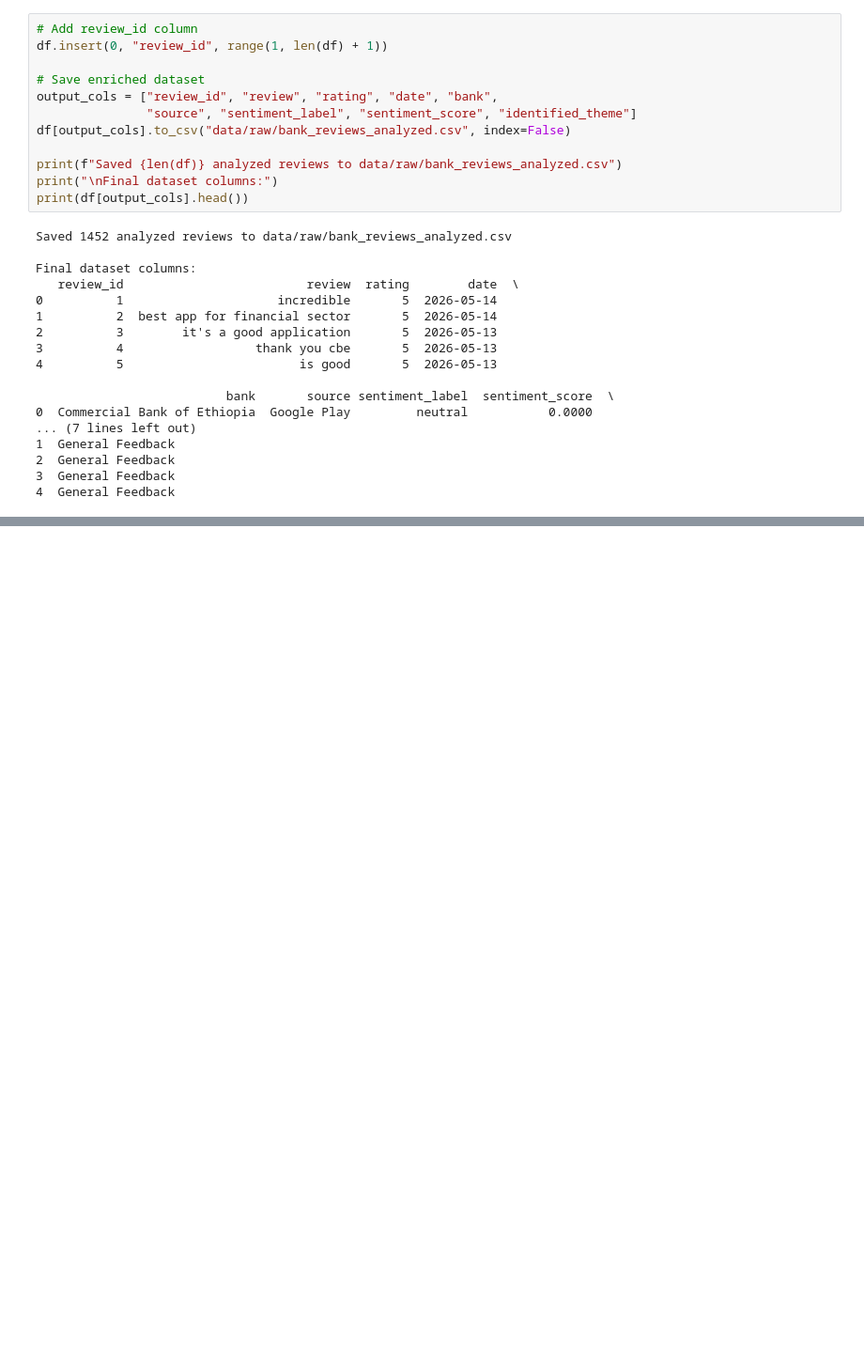
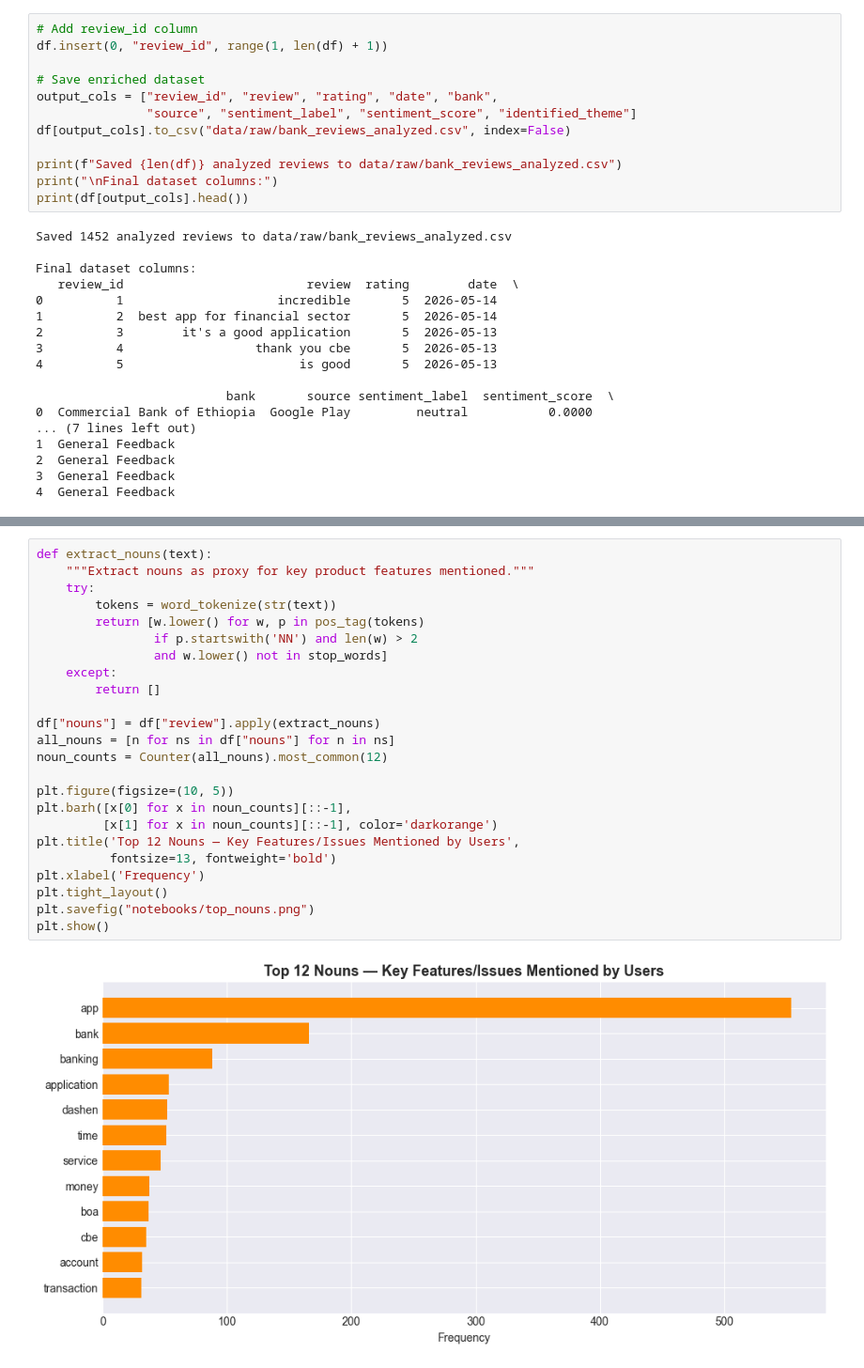
Before and after one commit to reb-ika/fintech-review-analytics, a Jupyter notebook: notebooks/task_2_sentiment_analysis.ipynb, the cells around one changed output, grey strips where cells are left out. Shown at 94% size. Drawn from its saved outputs; the diff is of its cells as text; blank space fills up the shorter version.

```diff
--- a/notebooks/task_2_sentiment_analysis.ipynb
+++ b/notebooks/task_2_sentiment_analysis.ipynb
@@ -400,0 +545,26 @@ Final dataset columns:
+# %%
+def extract_nouns(text):
+    """Extract nouns as proxy for key product features mentioned."""
+    try:
+        tokens = word_tokenize(str(text))
+        return [w.lower() for w, p in pos_tag(tokens)
+                if p.startswith('NN') and len(w) > 2
+                and w.lower() not in stop_words]
+    except:
+        return []
+
+df["nouns"] = df["review"].apply(extract_nouns)
+all_nouns = [n for ns in df["nouns"] for n in ns]
+noun_counts = Counter(all_nouns).most_common(12)
+
+plt.figure(figsize=(10, 5))
+plt.barh([x[0] for x in noun_counts][::-1],
+         [x[1] for x in noun_counts][::-1], color='darkorange')
+plt.title('Top 12 Nouns — Key Features/Issues Mentioned by Users',
+          fontsize=13, fontweight='bold')
+plt.xlabel('Frequency')
+plt.tight_layout()
+plt.savefig("notebooks/top_nouns.png")
+plt.show()
+# %% [output]
+[figure, added]
```
Also changed, not shown: parts of 14 cells of this notebook, 8 other files.
